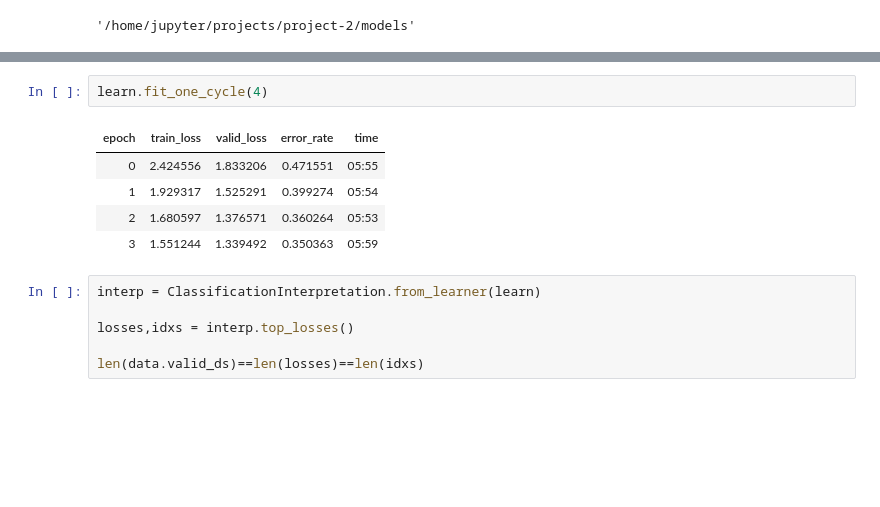
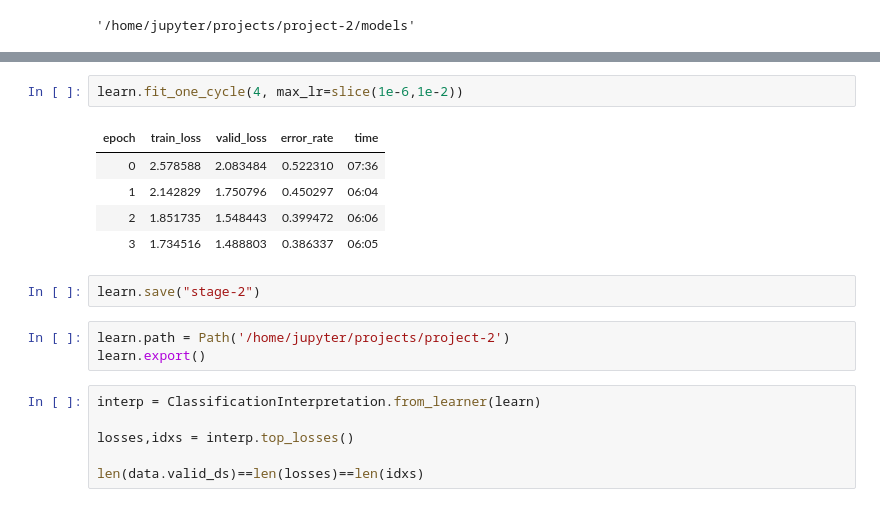
Before and after one commit to ndford2015/fastai-projects, a Jupyter notebook: project-2/project-2.ipynb, the cells around one changed output, grey strips where cells are left out. Saved outputs shown, nothing was run; the diff lists cells and outputs as text; blank space fills up the shorter version.

```diff
--- a/project-2/project-2.ipynb
+++ b/project-2/project-2.ipynb
@@ -81,11 +44,16 @@ Sequential(
 # %%
-learn.fit_one_cycle(4)
+learn.fit_one_cycle(4, max_lr=slice(1e-6,1e-2))
 # %% [output]
 | epoch | train_loss | valid_loss | error_rate | time |
-| 0 | 2.424556 | 1.833206 | 0.471551 | 05:55 |
-| 1 | 1.929317 | 1.525291 | 0.399274 | 05:54 |
-| 2 | 1.680597 | 1.376571 | 0.360264 | 05:53 |
-| 3 | 1.551244 | 1.339492 | 0.350363 | 05:59 |
+| 0 | 2.578588 | 2.083484 | 0.522310 | 07:36 |
+| 1 | 2.142829 | 1.750796 | 0.450297 | 06:04 |
+| 2 | 1.851735 | 1.548443 | 0.399472 | 06:06 |
+| 3 | 1.734516 | 1.488803 | 0.386337 | 06:05 |
+# %%
+learn.save("stage-2")
+# %%
+learn.path = Path('/home/jupyter/projects/project-2')
+learn.export()
 # %%
 interp = ClassificationInterpretation.from_learner(learn)
 
```
Also changed, not shown: parts of 9 cells of this notebook, 2 other files.
